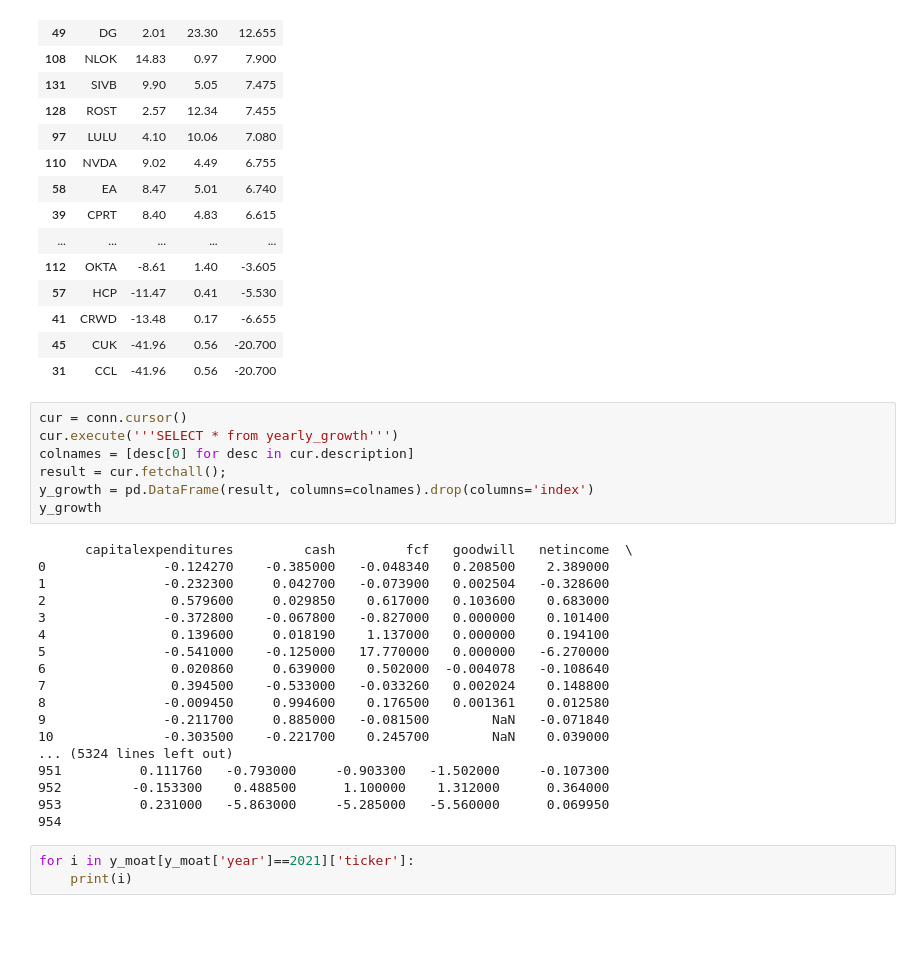
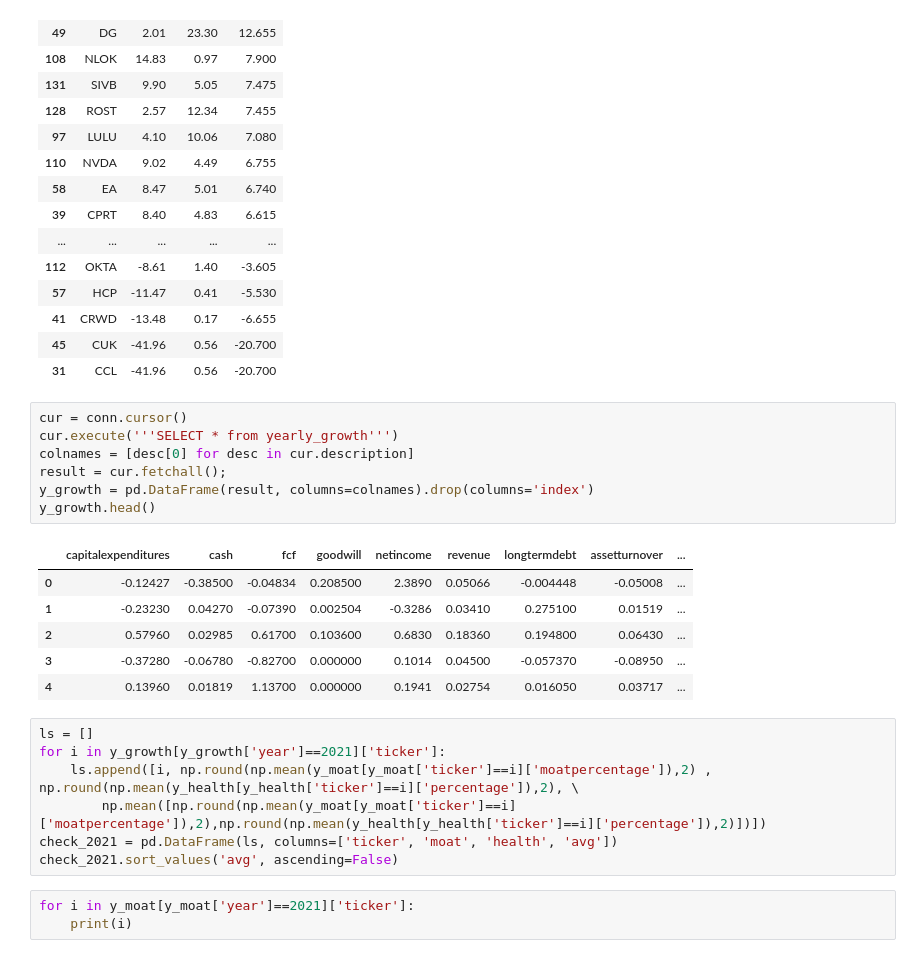
Before and after one commit to Michiel-DK/tracker, a Jupyter notebook: notebooks/try.ipynb, the cells around one changed output. Cells and saved outputs as stored; diff of their text form; blank space fills up the shorter version.

Commit message:
check growth ticker

```diff
--- a/notebooks/try.ipynb
+++ b/notebooks/try.ipynb
@@ -819,28 +819,24 @@ check_2021.sort_values('avg', ascending=False)
 # %%
 cur = conn.cursor()
 cur.execute('''SELECT * from yearly_growth''')
 colnames = [desc[0] for desc in cur.description]
 result = cur.fetchall();
 y_growth = pd.DataFrame(result, columns=colnames).drop(columns='index')
-y_growth
+y_growth.head()
 # %% [output]
-      capitalexpenditures         cash         fcf   goodwill   netincome  \
-0               -0.124270    -0.385000   -0.048340   0.208500    2.389000
-1               -0.232300     0.042700   -0.073900   0.002504   -0.328600
-2                0.579600     0.029850    0.617000   0.103600    0.683000
-3               -0.372800    -0.067800   -0.827000   0.000000    0.101400
-4                0.139600     0.018190    1.137000   0.000000    0.194100
-5               -0.541000    -0.125000   17.770000   0.000000   -6.270000
-6                0.020860     0.639000    0.502000  -0.004078   -0.108640
-7                0.394500    -0.533000   -0.033260   0.002024    0.148800
-8               -0.009450     0.994600    0.176500   0.001361    0.012580
-9               -0.211700     0.885000   -0.081500        NaN   -0.071840
-10              -0.303500    -0.221700    0.245700        NaN    0.039000
-... (5324 lines left out)
-951          0.111760   -0.793000     -0.903300   -1.502000     -0.107300
-952         -0.153300    0.488500      1.100000    1.312000      0.364000
-953          0.231000   -5.863000     -5.285000   -5.560000      0.069950
-954
+|  | capitalexpenditures | cash | fcf | goodwill | netincome | revenue | longtermdebt | assetturnover | ... |
+| 0 | -0.12427 | -0.38500 | -0.04834 | 0.208500 | 2.3890 | 0.05066 | -0.004448 | -0.05008 | ... |
+| 1 | -0.23230 | 0.04270 | -0.07390 | 0.002504 | -0.3286 | 0.03410 | 0.275100 | 0.01519 | ... |
+| 2 | 0.57960 | 0.02985 | 0.61700 | 0.103600 | 0.6830 | 0.18360 | 0.194800 | 0.06430 | ... |
+| 3 | -0.37280 | -0.06780 | -0.82700 | 0.000000 | 0.1014 | 0.04500 | -0.057370 | -0.08950 | ... |
+| 4 | 0.13960 | 0.01819 | 1.13700 | 0.000000 | 0.1941 | 0.02754 | 0.016050 | 0.03717 | ... |
+# %%
+ls = []
+for i in y_growth[y_growth['year']==2021]['ticker']:
+    ls.append([i, np.round(np.mean(y_moat[y_moat['ticker']==i]['moatpercentage']),2) , np.round(np.mean(y_health[y_health['ticker']==i]['percentage']),2), \
+        np.mean([np.round(np.mean(y_moat[y_moat['ticker']==i]['moatpercentage']),2),np.round(np.mean(y_health[y_health['ticker']==i]['percentage']),2)])])
+check_2021 = pd.DataFrame(ls, columns=['ticker', 'moat', 'health', 'avg'])
+check_2021.sort_values('avg', ascending=False)
 # %%
 for i in y_moat[y_moat['year']==2021]['ticker']:
     print(i)
```
